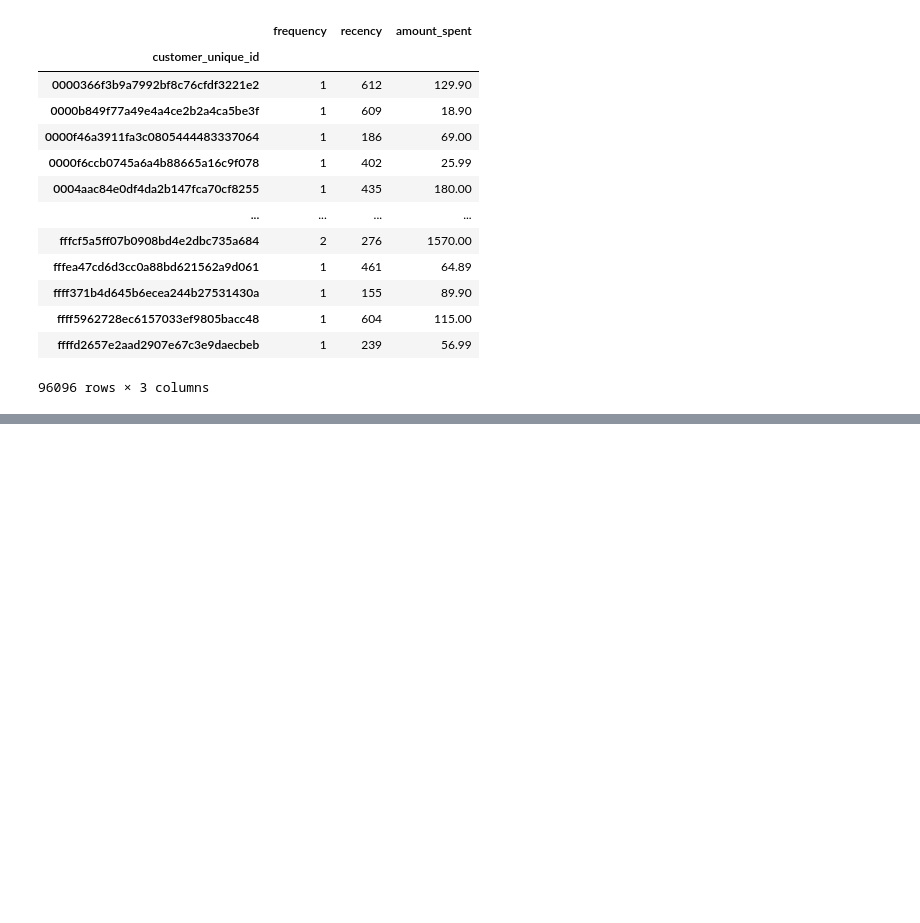
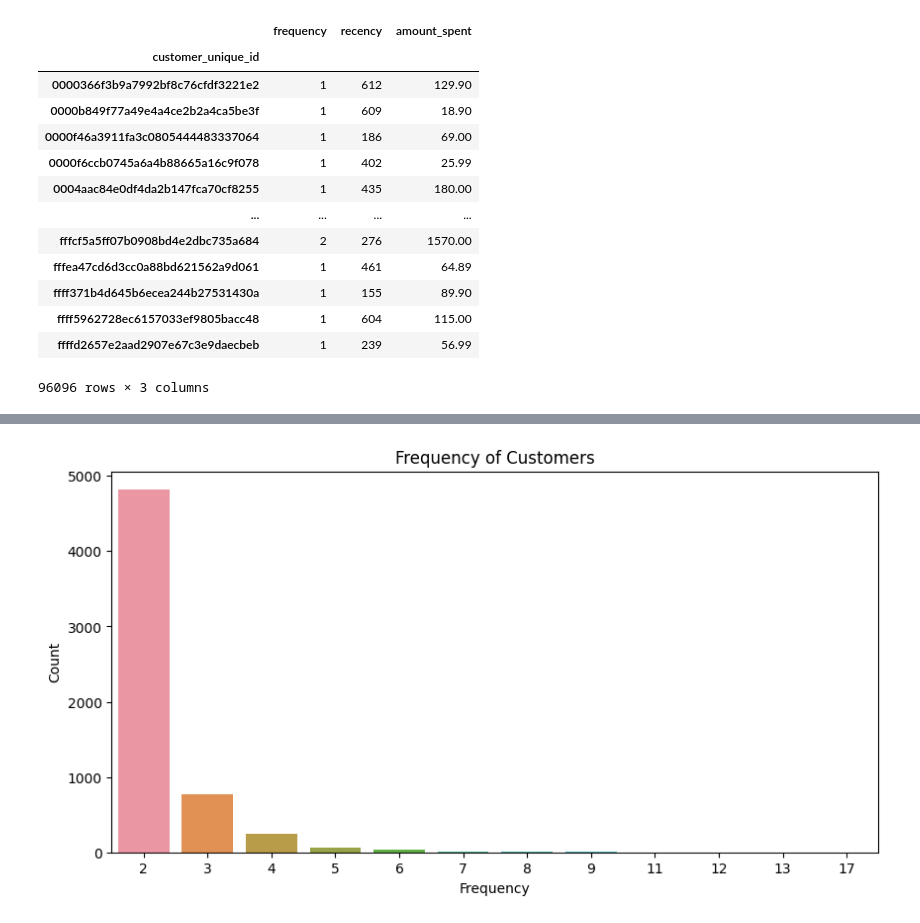
Before and after one commit to ThomasMeb/Projet_4, a Jupyter notebook: Mebarki_Thomas_notebook_exploration_022023.ipynb, the cells around one changed output, grey strips where cells are left out. Drawn from its saved outputs; the diff is of its cells as text; code cells hidden in the pictures; blank space fills up the shorter version.

```diff
--- a/main.ipynb
+++ b/Mebarki_Thomas_notebook_exploration_022023.ipynb
@@ -550,3 +550,14 @@ data.loc[data['product_id']=='489ae2aa008f021502940f251d4cce7f']
 # %% [output]
 |  | order_id | customer_id | order_status | order_purchase_timestamp | order_approved_at | order_delivered_carrier_date | ... |
 | 26500 | 0812eb902a67711a1cb742b3cdaa65ae | c6e2731c5b391845f6800c97401a43a9 | delivered | 2017-02-12 20:37:36 | 2017-02-12 20:45:12 | 2017-02-16 09:23:13 | ... |
+# %%
+df_1 = df.drop(labels = df.loc[df['frequency']<2].index, axis=0)
+# %%
+plt.figure(figsize=(10,5))
+sns.barplot(x=df_1['frequency'].value_counts().index, y=df_1['frequency'].value_counts().values)
+plt.title('Frequency of Customers')
+plt.xlabel('Frequency')
+plt.ylabel('Count')
+plt.show()
+# %% [output]
+[figure, added]
```
Also changed, not shown: parts of 1 cell of this notebook.
